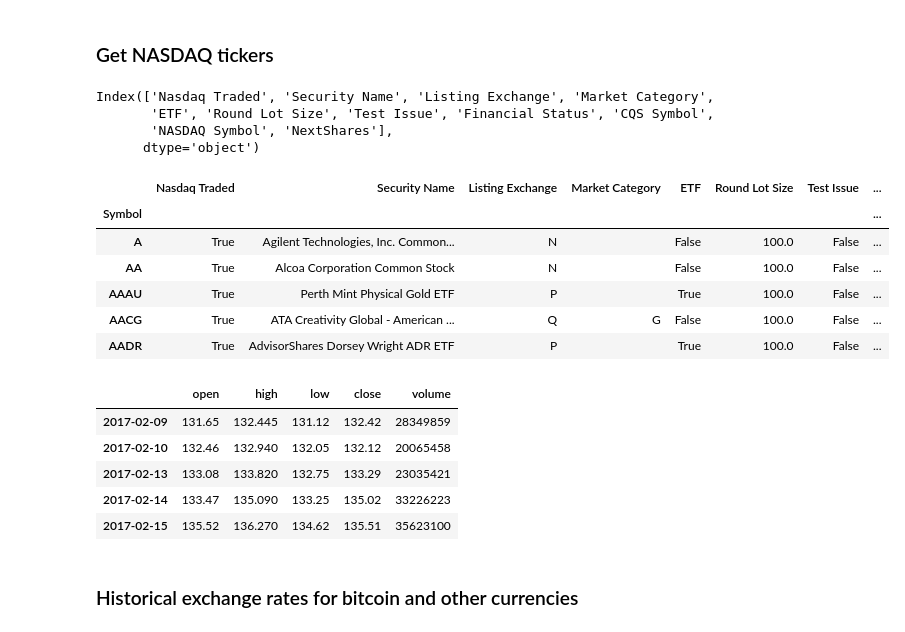
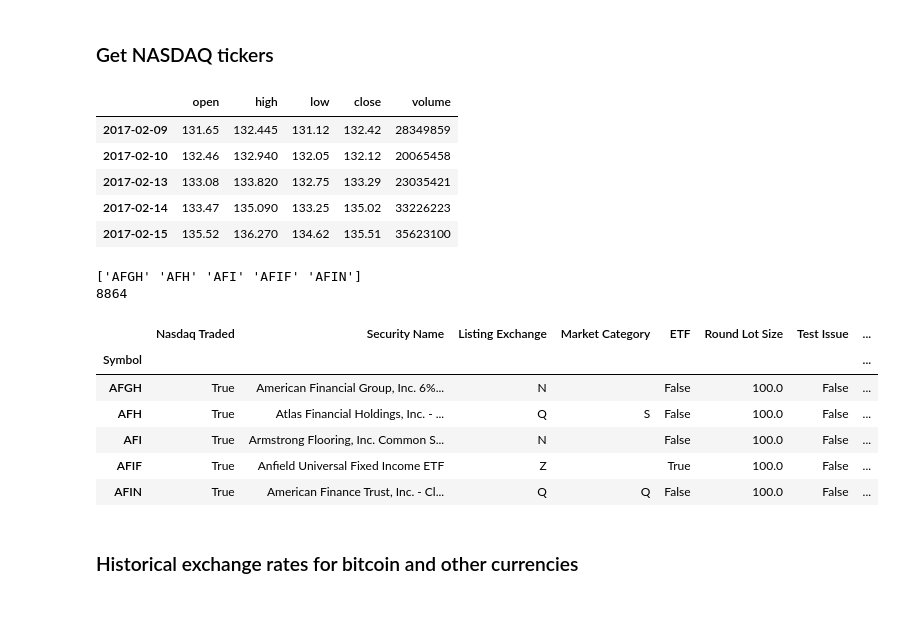
Before and after one commit to ajmal017/mingquant, a Jupyter notebook: stocks/stock_data_sources.ipynb, the cells around one changed output. Drawn from its saved outputs; the diff is of its cells as text; code cells hidden in the pictures.

```diff
--- a/stocks/stock_data_sources.ipynb
+++ b/stocks/stock_data_sources.ipynb
@@ -19,40 +21,39 @@ alpha_key = "EOMRLIZT4PTBH80M"
 ## Pandas Data Reader
 # %% [markdown]
 ### Get NASDAQ tickers
+# %%
+symbol = "AAPL"
+start_time = datetime(2017, 2, 9)
+end_time = datetime(2017, 5, 24)
+f = web.DataReader(symbol, "av-daily", start=start_time,
+                   end=end_time,
+                   api_key=alpha_key)
+f.head()
+# %% [output]
+|  | open | high | low | close | volume |
+| 2017-02-09 | 131.65 | 132.445 | 131.12 | 132.42 | 28349859 |
+| 2017-02-10 | 132.46 | 132.940 | 132.05 | 132.12 | 20065458 |
+| 2017-02-13 | 133.08 | 133.820 | 132.75 | 133.29 | 23035421 |
+| 2017-02-14 | 133.47 | 135.090 | 133.25 | 135.02 | 33226223 |
+| 2017-02-15 | 135.52 | 136.270 | 134.62 | 135.51 | 35623100 |
 # %%
 import pandas_datareader as pdr
 nasdaq_tickers = pdr.nasdaq_trader.get_nasdaq_symbols(retry_count=3, timeout=30, pause=None)
-print(nasdaq_tickers.columns)
-nasdaq_tickers.head()
+print(nasdaq_tickers['NASDAQ Symbol'][143:148].values)
+print(len(nasdaq_tickers))
+nasdaq_tickers.head(148).tail()
 # %% [output]
-Index(['Nasdaq Traded', 'Security Name', 'Listing Exchange', 'Market Category',
-       'ETF', 'Round Lot Size', 'Test Issue', 'Financial Status', 'CQS Symbol',
-       'NASDAQ Symbol', 'NextShares'],
-      dtype='object')
+['AFGH' 'AFH' 'AFI' 'AFIF' 'AFIN']
+8864
 |  | Nasdaq Traded | Security Name | Listing Exchange | Market Category | ETF | Round Lot Size | Test Issue | ... |
 | Symbol |  |  |  |  |  |  |  | ... |
-| A | True | Agilent Technologies, Inc. Common... | N |  | False | 100.0 | False | ... |
-| AA | True | Alcoa Corporation Common Stock | N |  | False | 100.0 | False | ... |
-| AAAU | True | Perth Mint Physical Gold ETF | P |  | True | 100.0 | False | ... |
-| AACG | True | ATA Creativity Global - American ... | Q | G | False | 100.0 | False | ... |
-| AADR | True | AdvisorShares Dorsey Wright ADR ETF | P |  | True | 100.0 | False | ... |
+| AFGH | True | American Financial Group, Inc. 6%... | N |  | False | 100.0 | False | ... |
+| AFH | True | Atlas Financial Holdings, Inc. - ... | Q | S | False | 100.0 | False | ... |
+| AFI | True | Armstrong Flooring, Inc. Common S... | N |  | False | 100.0 | False | ... |
+| AFIF | True | Anfield Universal Fixed Income ETF | Z |  | True | 100.0 | False | ... |
+| AFIN | True | American Finance Trust, Inc. - Cl... | Q | Q | False | 100.0 | False | ... |
 # %%
 nasdaq_tickers.to_csv("nasdaq_ticker_info.txt", sep="\t")
-# %%
-symbol = "AAPL"
-start_time = datetime(2017, 2, 9)
-end_time = datetime(2017, 5, 24)
-f = web.DataReader(symbol, "av-daily", start=start_time,
-                   end=end_time,
-                   api_key=alpha_key)
-f.head()
-# %% [output]
-|  | open | high | low | close | volume |
-| 2017-02-09 | 131.65 | 132.445 | 131.12 | 132.42 | 28349859 |
-| 2017-02-10 | 132.46 | 132.940 | 132.05 | 132.12 | 20065458 |
-| 2017-02-13 | 133.08 | 133.820 | 132.75 | 133.29 | 23035421 |
-| 2017-02-14 | 133.47 | 135.090 | 133.25 | 135.02 | 33226223 |
-| 2017-02-15 | 135.52 | 136.270 | 134.62 | 135.51 | 35623100 |
 # %% [markdown]
 ### Historical exchange rates for bitcoin and other currencies
 # %%
```
Also changed, not shown: parts of 3 cells of this notebook.
